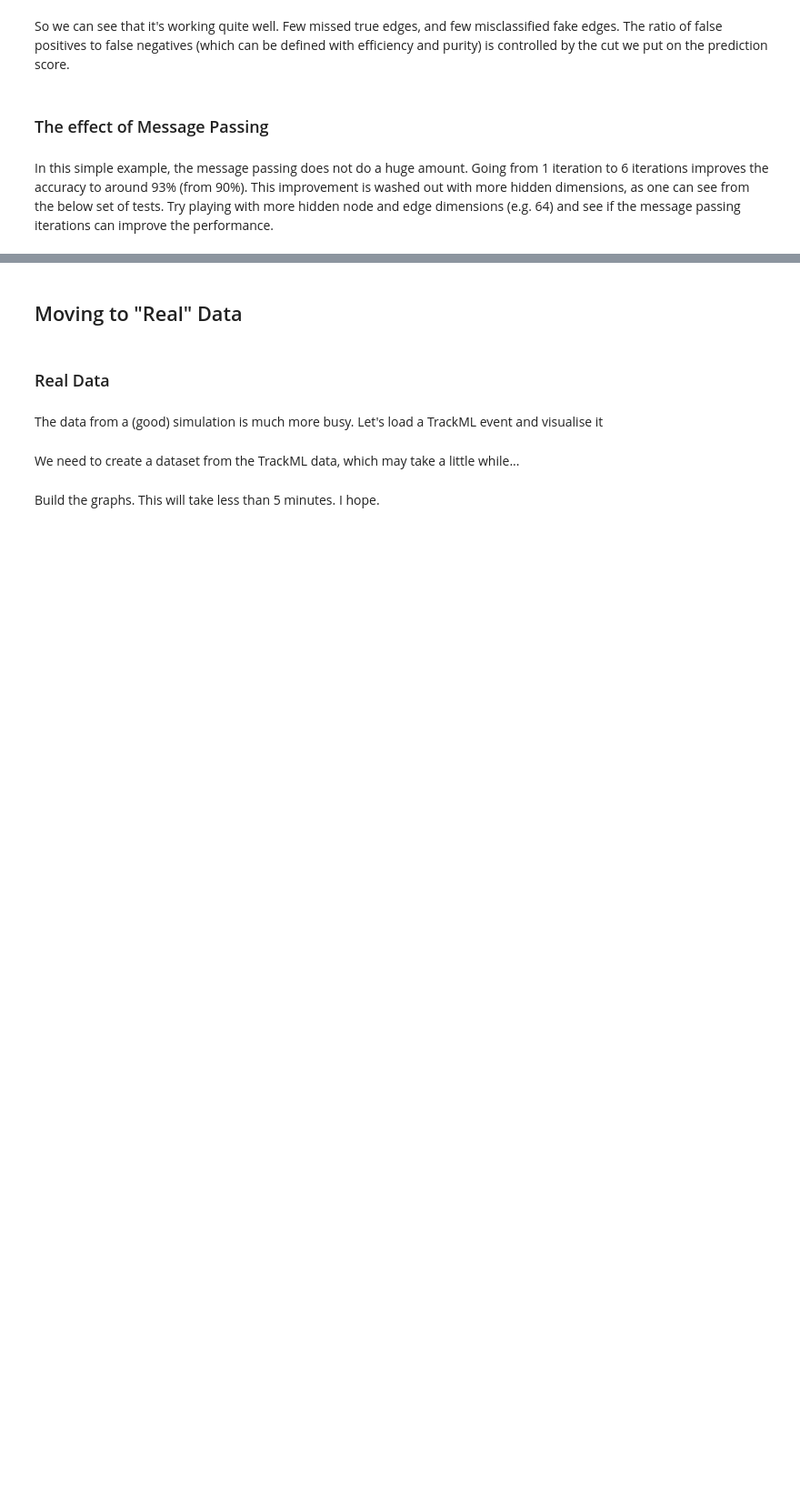
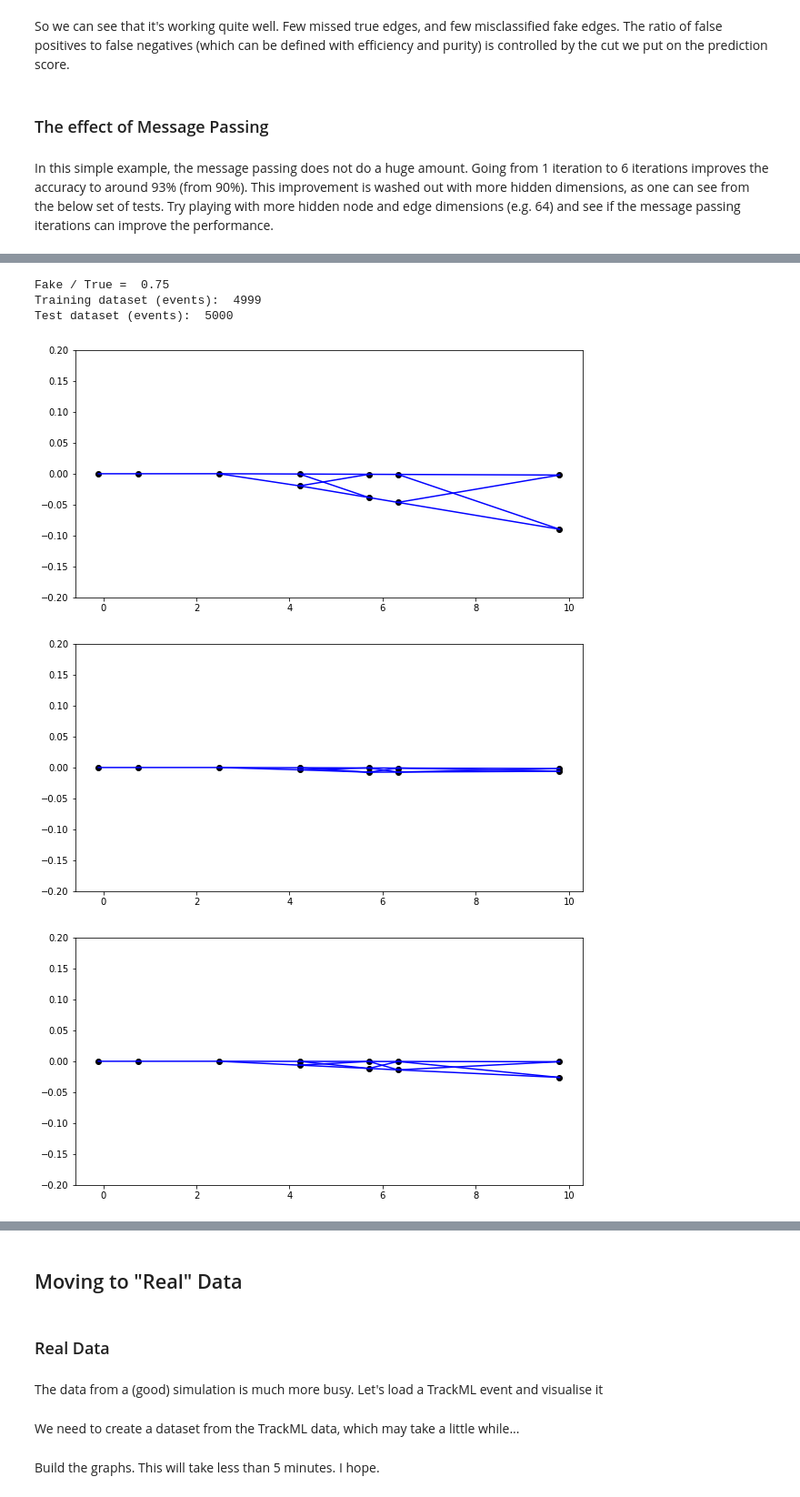
Before and after one commit to marcinwolter/Tracking, a Jupyter notebook: GNN_MuonE_v0.ipynb, the cells around one changed output, grey strips where cells are left out. Shown at 91% size. Cells and saved outputs as stored; diff of their text form; code cells hidden in the pictures; blank space fills up the shorter version.

```diff
--- a/GNN_MuonE_v0.ipynb
+++ b/GNN_MuonE_v0.ipynb
@@ -676,0 +550,8 @@ readMuonE()
+# %%
+# Circle parameters
+num_layers = 14
+height, width = 10, 10
+#min_curve, max_curve =  1000, 1001 # 15, 50
+
+max_angle=0.08
+feature_scale = 200.
@@ -676,0 +645,37 @@ readMuonE()
+# %%
+# Read data and prepare for training
+
+data = readMuonE()
+
+
+# split data into training and test datasets
+train_dataset = []
+test_dataset = []
+for k in range(len(data)):
+  if (k%2 == 0):
+    test_dataset.append(data[k])
+  else:
+    train_dataset.append(data[k])
+
+
+train_loader = DataLoader(train_dataset, batch_size=100, shuffle=True)
+test_loader = DataLoader(test_dataset, batch_size=100, shuffle=True)
+
+# Display few events
+plot_toy_graph(train_loader.dataset[0], 0.2)
+plot_toy_graph(train_loader.dataset[1], 0.2)
+plot_toy_graph(train_loader.dataset[2], 0.2)
+plot_toy_graph(train_loader.dataset[3], 0.2)
+plot_toy_graph(train_loader.dataset[4], 0.2)
+
+print("Fake / True = ", (len(train_dataset[0].y) - train_dataset[0].y.sum().item()) / train_dataset[0].y.sum().item())
+
+print("Training dataset (events): ",len(train_dataset))
+print("Test dataset (events): ",len(test_dataset))
+# %% [output]
+Fake / True =  0.75
+Training dataset (events):  4999
+Test dataset (events):  5000
+[figure, added]
+[figure, added]
+[figure, added]
```
Also changed, not shown: parts of 29 cells of this notebook.
